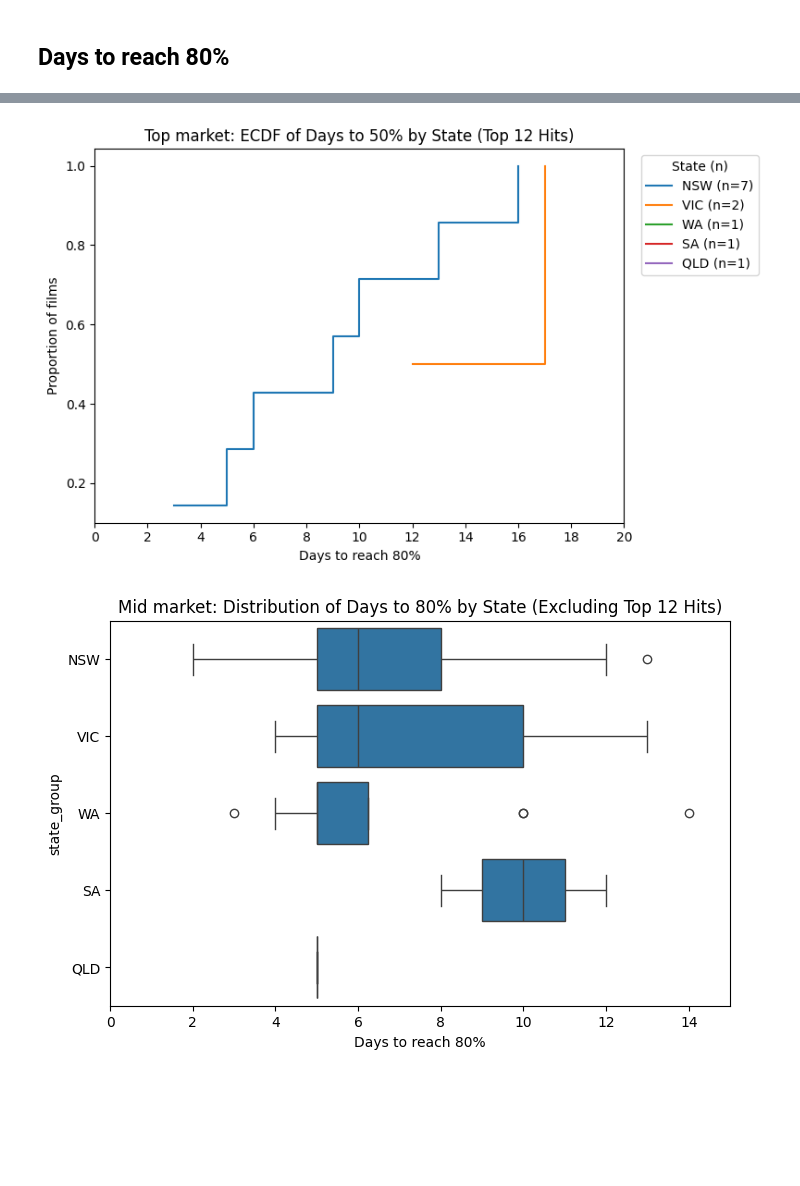
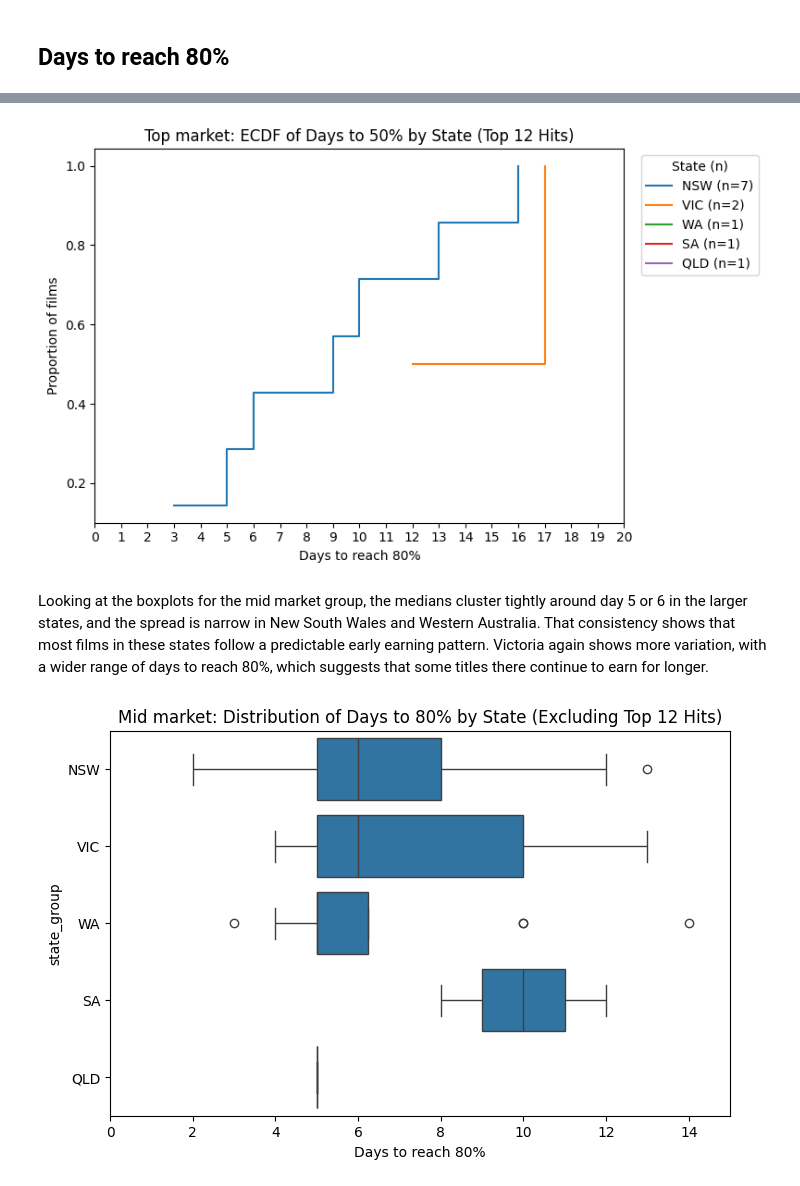
Before and after one commit to Jingvu/masalytics, a Jupyter notebook: data/insights.ipynb, the cells around one changed output, grey strips where cells are left out. Cells and saved outputs as stored; diff of their text form; code cells hidden in the pictures; blank space fills up the shorter version.

```diff
--- a/data/insights.ipynb
+++ b/data/insights.ipynb
@@ -396,34 +430,36 @@ plt.show()
 # %%
 # drop missing values and prepare plotting frame
 plot_df_8_top12 = summary_top.dropna(subset=['days_to_80pct']).copy()
 
 # compute state order by sample size (largest first)
 state_counts = plot_df_8.groupby('state_group')['numero_film_id'].nunique().sort_values(ascending=False)
 state_order = state_counts.index.tolist()
 
 # plot ECDF by state
 plt.figure(figsize=(8, 5))
 ax = plt.gca()
 
 for i, state in enumerate(state_order):
     grp = plot_df_8_top12[plot_df_8_top12['state_group'] == state]
     x = np.sort(grp['days_to_80pct'].values)
     if x.size == 0:
         continue
     y = np.arange(1, len(x) + 1) / len(x)
     ax.step(x, y, where='post', label=f"{state} (n={len(x)})")
 
 ax.set_xlim(0, 11)
-ax.set_xticks(list(range(0, 21, 2)))
+ax.set_xticks(list(range(0, 21, 1)))
 ax.set_xlabel('Days to reach 80%')
 ax.set_ylabel('Proportion of films')
 ax.set_title('Top market: ECDF of Days to 50% by State (Top 12 Hits)')
 ax.legend(title='State (n)', bbox_to_anchor=(1.02, 1), loc='upper left')
 plt.tight_layout()
 
 plt.show()
 # %% [output]
-[figure, old version]
+[figure, new version]
+# %% [markdown]
+Looking at the boxplots for the mid market group, the medians cluster tightly around day 5 or 6 in the larger states, and the spread is narrow in New South Wales and Western Australia. That consistency shows that most films in these states follow a predictable early earning pattern. Victoria again shows more variation, with a wider range of days to reach 80%, which suggests that some titles there continue to earn for longer.
 # %%
 # Boxplot
 plt.figure(figsize=(8,5))
```
Also changed, not shown: parts of 25 cells of this notebook.
